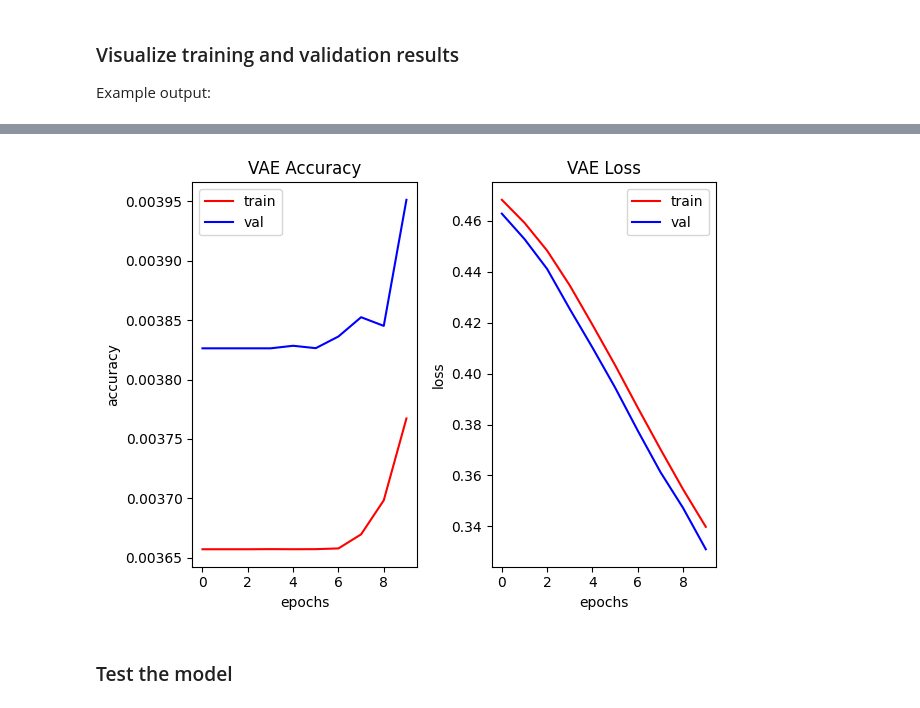
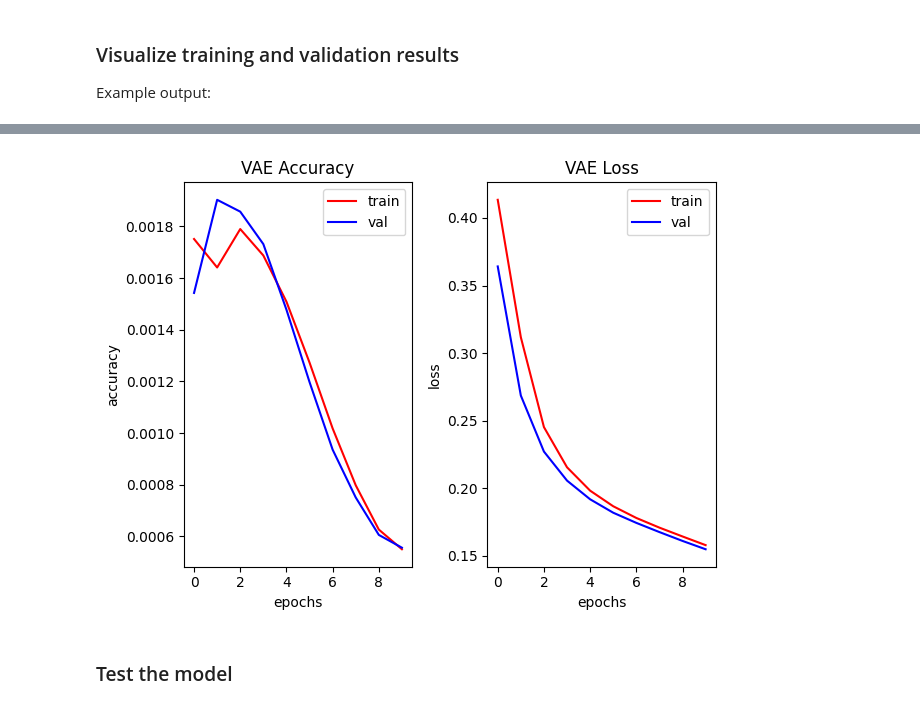
Before and after one commit to i-putu-mahendra-wijaya/agriaku-ds-case, a Jupyter notebook: 01_variational_autoencoder.ipynb, the cells around one changed output, grey strips where cells are left out. Drawn from its saved outputs; the diff is of its cells as text; code cells hidden in the pictures.

```diff
--- a/01_variational_autoencoder.ipynb
+++ b/01_variational_autoencoder.ipynb
@@ -84,8 +84,8 @@ plt.show()
 # %%
 EPOCH = init()["EPOCH"] # DO NOT CHANGE THIS
 SEED = init()["SEED"] # DO NOT CHANGE THIS
-BATCH_SIZE = 1000 #TODO: set hyperparameters (int)
-CODINGS_SIZE = 20 #TODO: set parameters for the latent space representation (int)
+BATCH_SIZE = 64 #TODO: set hyperparameters (int)
+CODINGS_SIZE = 100 #TODO: set parameters for the latent space representation (int)
 LEARNING_RATE = 1e-4 #TODO: set hyperparameters (int)
 IMG_SIZE = 32 #TODO: define the image size
 # %%
@@ -112,8 +112,8 @@ def encoder(i, c, *args, **kwargs):
     inputs = keras.layers.Input(shape=[i, i, 3])
     #TODO: define the layers stack for the encoder part. you may use MLP, LSTM, or CNN.
     # variable 'z' will be the first layer
-    z = keras.layers.Flatten()(inputs)
-    z = keras.layers.Dense(units=5, activation="relu")(z)
+    z = keras.layers.Conv2D(filters=c , kernel_size=4, activation="relu", padding="same")(inputs)
+    z = keras.layers.MaxPooling2D(pool_size=(2,2))(z)
 
     codings_mean = keras.layers.Dense(c)(z)
     codings_log_var = keras.layers.Dense(c)(z)
@@ -128,15 +128,13 @@ def decoder(i, c, *args, **kwargs):
         i = image size
         c = coding size
     """
-    decoder_inputs = keras.layers.Input(shape=c)
+    decoder_inputs = keras.layers.Input(shape=[16, 16, c])
     #TODO: define the layers stack for the decoder part. you may use MLP, LSTM, or CNN.
     # variable 'x' will be the first layer
-    x = keras.layers.Dense(units=5, activation="relu")(decoder_inputs)
-    x = keras.layers.Dense(units=5 ,activation="relu")(x)
-    x = keras.layers.Dense(units=(i*i*3) ,activation="relu")(x)
+    x = keras.layers.UpSampling2D(size=(2,2))(decoder_inputs)
+    x = keras.layers.Conv2D(filters=c,kernel_size=4,  activation="relu", padding="same")(x)
 
-
-    outputs = keras.layers.Reshape(target_shape=[i, i, 3])(x)
+    outputs = keras.layers.Conv2D(filters=3, kernel_size=4, activation="relu", padding="same")(x)
     return keras.models.Model(inputs=[decoder_inputs], outputs=[outputs])
 # %%
 variational_encoder, inputs, codings_mean, codings_log_var = encoder(i=IMG_SIZE, c=CODINGS_SIZE)
@@ -196,7 +193,7 @@ variational_ae.add_loss(K.mean(latent_loss) / (np.prod(IMG_SIZE)))
 variational_ae.compile(
     optimizer=keras.optimizers.Adam(learning_rate=LEARNING_RATE)
     , loss=keras.losses.MeanAbsoluteError()
-    , metrics=[keras.metrics.BinaryAccuracy()]
+    , metrics=[keras.metrics.Accuracy()]
 )
 # %% [markdown]
 ### Train the model
@@ -234,35 +231,35 @@ Example output:
 # %%
 #TODO: plot the loss and accuracy results from both training and validation, as depicted in the image above
 ...
 history_dict = history.history
 
 train_loss = history_dict["loss"]
-train_accuracy = history_dict["binary_accuracy"]
+train_accuracy = history_dict["accuracy"]
 val_loss = history_dict["val_loss"]
-val_accuracy = history_dict["val_binary_accuracy"]
+val_accuracy = history_dict["val_accuracy"]
 
 epochs = range(0, len(train_loss))
 
 fig, ax = plt.subplots(1,2)
 
 ax[0].plot(epochs, train_accuracy, color="r", label="train")
 ax[0].plot(epochs, val_accuracy, color="b", label="val")
 ax[0].set_xlabel("epochs")
 ax[0].set_ylabel("accuracy")
 ax[0].set_title("VAE Accuracy")
 ax[0].legend()
 
 ax[1].plot(epochs,train_loss, color="r", label="train")
 ax[1].plot(epochs, val_loss, color="b", label="val")
 ax[1].set_xlabel("epochs")
 ax[1].set_ylabel("loss")
 ax[1].set_title("VAE Loss")
 ax[1].legend()
 
 plt.tight_layout()
 plt.show()
 # %% [output]
-[figure, old version]
+[figure, new version]
 # %% [markdown]
 ### Test the model
 # %%
```
Also changed, not shown: parts of 5 cells of this notebook.
